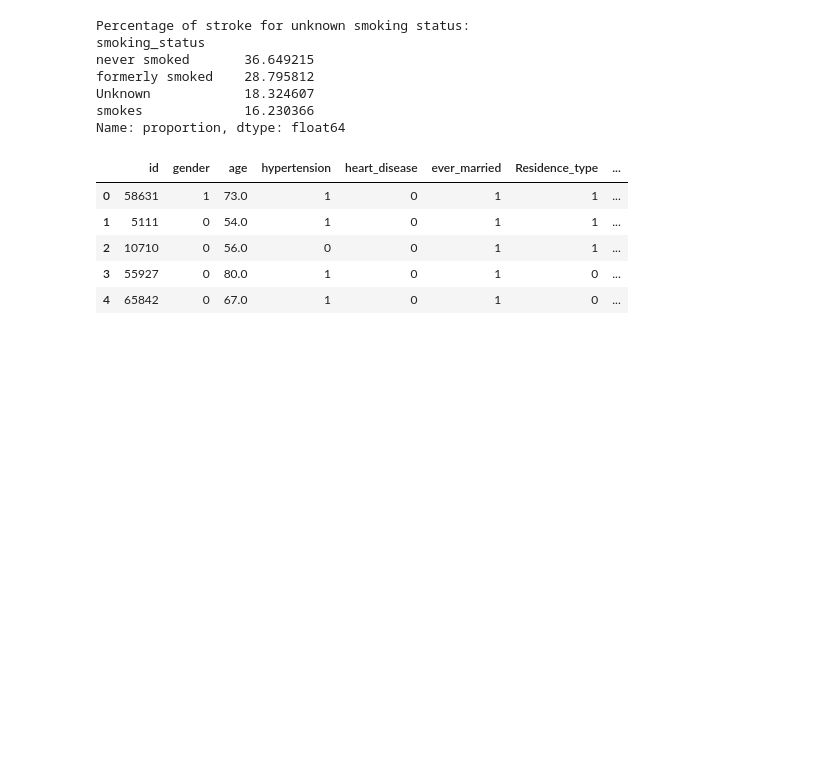
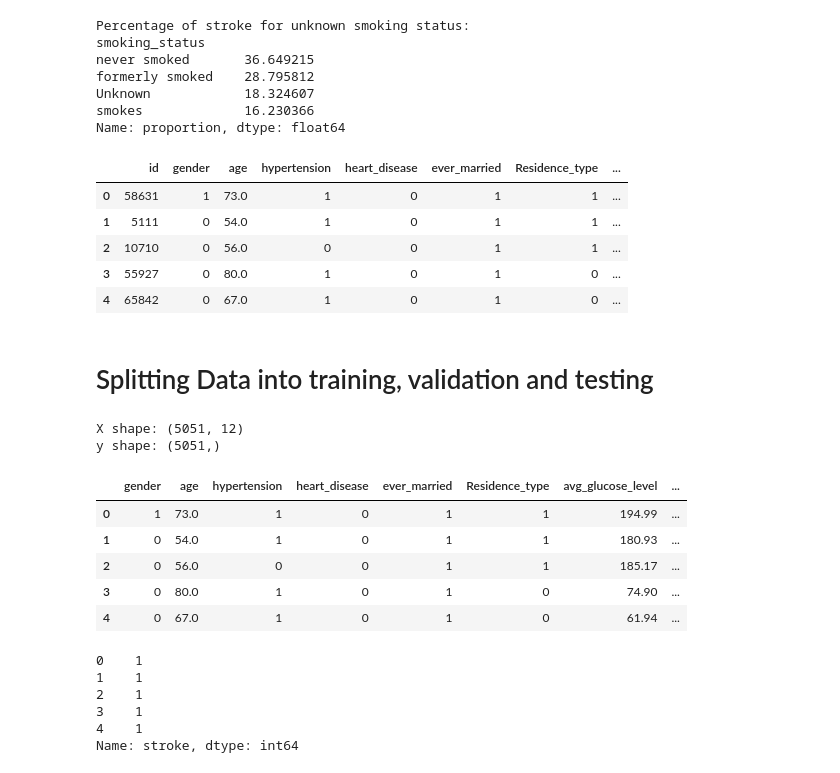
Before and after one commit to marwannour1/stroke_prediction, a Jupyter notebook: main.ipynb, the cells around one changed output. Cells and saved outputs as stored; diff of their text form; code cells hidden in the pictures; blank space fills up the shorter version.

Commit message:
data splitting done

```diff
--- a/main.ipynb
+++ b/main.ipynb
@@ -770,3 +772,34 @@ display(df_cleaned.head())
 | 2 | 10710 | 0 | 56.0 | 0 | 0 | 1 | 1 | ... |
 | 3 | 55927 | 0 | 80.0 | 1 | 0 | 1 | 0 | ... |
 | 4 | 65842 | 0 | 67.0 | 1 | 0 | 1 | 0 | ... |
+# %% [markdown]
+Splitting Data into training, validation and testing
+====================================================
+# %%
+# remove the stroke column from the dataset and place it into y.
+y = df_cleaned['stroke']
+X = df_cleaned.drop('stroke', axis=1)
+X = X.drop('id', axis=1)
+
+# check the shape of X and y
+print(f"X shape: {X.shape}")
+print(f"y shape: {y.shape}")
+
+# check the first few rows of X and y
+display(X.head())
+display(y.head())
+# %% [output]
+X shape: (5051, 12)
+y shape: (5051,)
+|  | gender | age | hypertension | heart_disease | ever_married | Residence_type | avg_glucose_level | ... |
+| 0 | 1 | 73.0 | 1 | 0 | 1 | 1 | 194.99 | ... |
+| 1 | 0 | 54.0 | 1 | 0 | 1 | 1 | 180.93 | ... |
+| 2 | 0 | 56.0 | 0 | 0 | 1 | 1 | 185.17 | ... |
+| 3 | 0 | 80.0 | 1 | 0 | 1 | 0 | 74.90 | ... |
+| 4 | 0 | 67.0 | 1 | 0 | 1 | 0 | 61.94 | ... |
+0    1
+1    1
+2    1
+3    1
+4    1
+Name: stroke, dtype: int64
```
Also changed, not shown: parts of 3 cells of this notebook.
